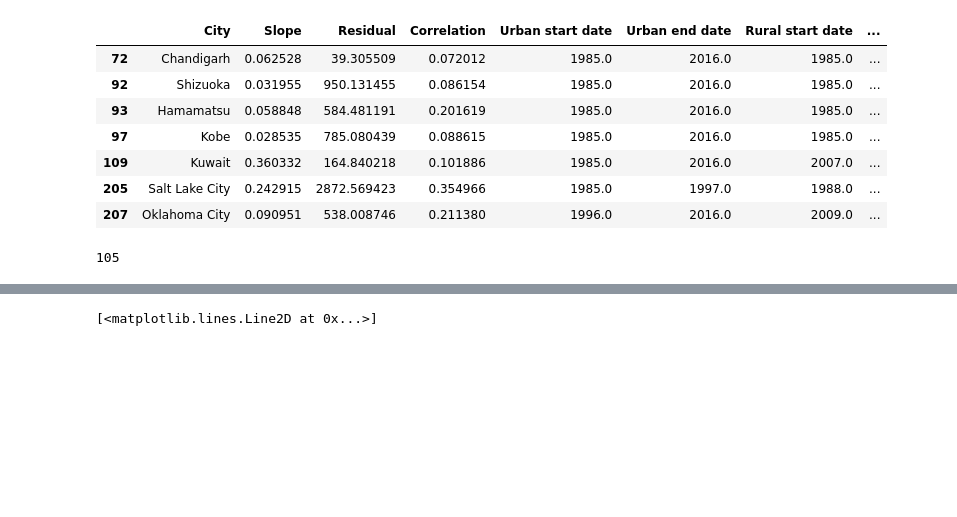
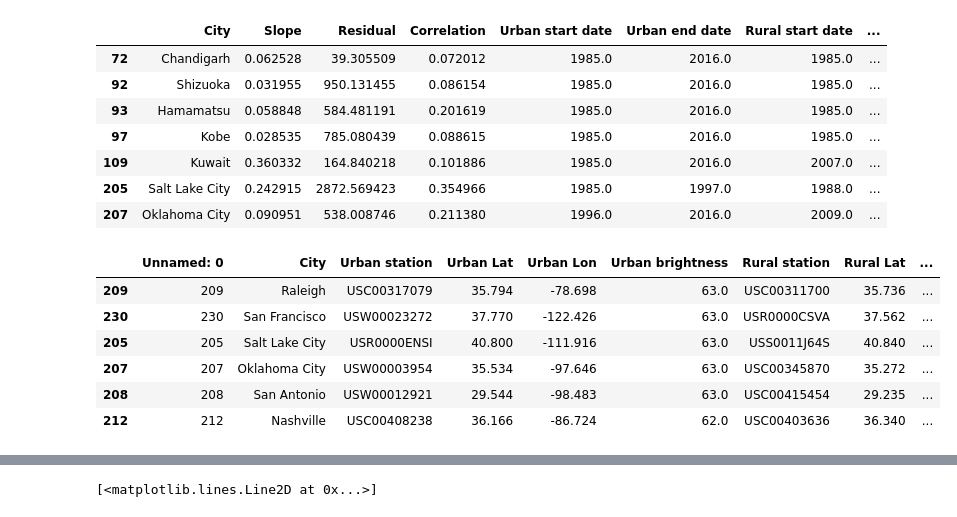
Before and after one commit to gottscott/heat, a Jupyter notebook: HeatwavesAndUHI.ipynb, the cells around one changed output, grey strips where cells are left out. Saved outputs shown, nothing was run; the diff lists cells and outputs as text; code cells hidden in the pictures; blank space fills up the shorter version.

```diff
--- a/HeatwavesAndUHI.ipynb
+++ b/HeatwavesAndUHI.ipynb
@@ -704,7 +735,13 @@ results_df[outlier_ind]
 | 207 | Oklahoma City | 0.090951 | 538.008746 | 0.211380 | 1996.0 | 2016.0 | 2009.0 | ... |
 # %%
 results_df.to_csv('large_results.csv')
-# %%
-(~np.isnan(results_df['Slope'])).sum()
-# %% [output]
-105
+# %%
+paired_df
+# %% [output]
+|  | Unnamed: 0 | City | Urban station | Urban Lat | Urban Lon | Urban brightness | Rural station | Rural Lat | ... |
+| 209 | 209 | Raleigh | USC00317079 | 35.794 | -78.698 | 63.0 | USC00311700 | 35.736 | ... |
+| 230 | 230 | San Francisco | USW00023272 | 37.770 | -122.426 | 63.0 | USR0000CSVA | 37.562 | ... |
+| 205 | 205 | Salt Lake City | USR0000ENSI | 40.800 | -111.916 | 63.0 | USS0011J64S | 40.840 | ... |
+| 207 | 207 | Oklahoma City | USW00003954 | 35.534 | -97.646 | 63.0 | USC00345870 | 35.272 | ... |
+| 208 | 208 | San Antonio | USW00012921 | 29.544 | -98.483 | 63.0 | USC00415454 | 29.235 | ... |
+| 212 | 212 | Nashville | USC00408238 | 36.166 | -86.724 | 62.0 | USC00403636 | 36.340 | ... |
```
Also changed, not shown: parts of 23 cells of this notebook, 1 other file.
